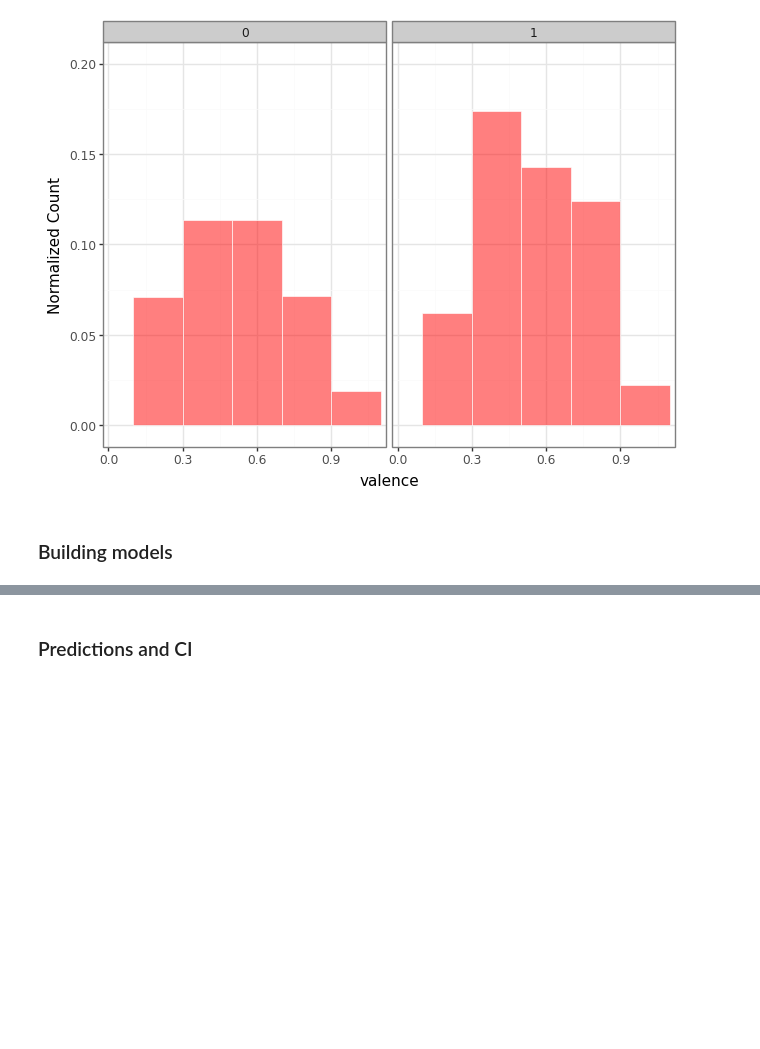
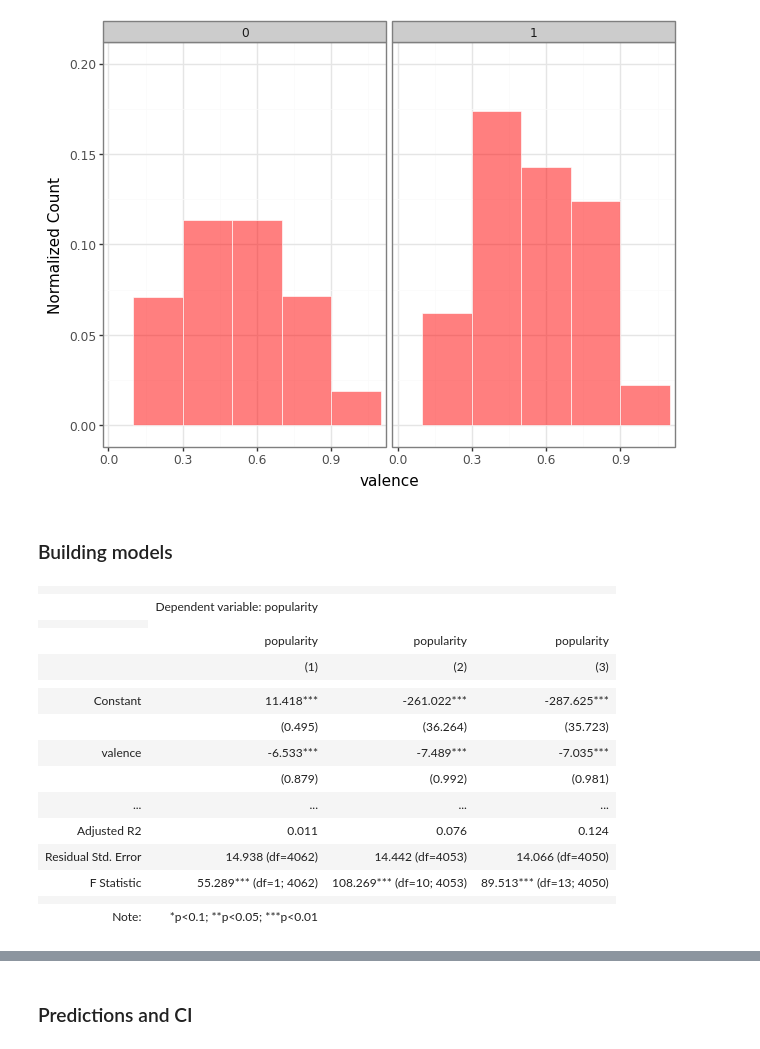
Before and after one commit to Anton21a/Data_Analysis, a Jupyter notebook: Assignment2.ipynb, the cells around one changed output, grey strips where cells are left out. Cells and saved outputs as stored; diff of their text form; code cells hidden in the pictures; blank space fills up the shorter version.

```diff
--- a/Assignment2.ipynb
+++ b/Assignment2.ipynb
@@ -345,6 +343,31 @@ reg3 = smf.ols(formula = 'popularity ~ valence + speechiness + speechiness_squar
 # %%
 reg4 = smf.ols(formula = 'popularity ~ valence + speechiness + speechiness_squared + liveness + mode + lspline(tempo,[115,175]) + log_duration_ms + log_duration_ms_squared + Hindi + Tamil + Korean',
                data = data).fit(cov_type = 'HC1')
+# %%
+stargazer = Stargazer([reg1, reg3, reg4])
+stargazer.custom_columns(["popularity", "popularity", "popularity"], [1, 1, 1])
+stargazer.covariate_order(["Intercept", 'valence', 'speechiness', 'speechiness_squared', 'liveness', 'mode', 'lspline(tempo, [115, 175])[0]', 'lspline(tempo, [115, 175])[1]', 'lspline(tempo, [115, 175])[2]', 'log_duration_ms',
+                          'log_duration_ms_squared', 'Hindi[T.1]', 'Tamil[T.1]', 'Korean[T.1]'])
+stargazer.rename_covariates({"Intercept": "Constant", 'Hindi[T.1]': 'Hindi', 'Tamil[T.1]': 'Tamil', 'Korean[T.1]': 'Korean', 'lspline(tempo, [115, 175])[0]': 'tempo less than 115', 'lspline(tempo, [115, 175])[1]': 'tempo [115,175]', 'lspline(tempo, [115, 175])[2]': 'tempo more than 175',
+                            'log_duration_ms': 'log Duration', 'log_duration_ms_squared': 'log Duration^2', 'speechiness_squared': 'speechiness^2'})
+stargazer
+# %% [output]
+|  |  |  |  |
+|  | Dependent variable: popularity |  |  |
+|  |
+|  | popularity | popularity | popularity |
+|  | (1) | (2) | (3) |
+|  |  |  |  |
+| Constant | 11.418*** | -261.022*** | -287.625*** |
+|  | (0.495) | (36.264) | (35.723) |
+| valence | -6.533*** | -7.489*** | -7.035*** |
+|  | (0.879) | (0.992) | (0.981) |
+| ... | ... | ... | ... |
+| Adjusted R2 | 0.011 | 0.076 | 0.124 |
+| Residual Std. Error | 14.938 (df=4062) | 14.442 (df=4053) | 14.066 (df=4050) |
+| F Statistic | 55.289*** (df=1; 4062) | 108.269*** (df=10; 4053) | 89.513*** (df=13; 4050) |
+|  |  |  |  |
+| Note: | *p<0.1; **p<0.05; ***p<0.01 |  |  |
 # %%
 reg5 = smf.ols(formula = 'popularity ~ valence + danceability + danceability_squared + speechiness + speechiness_squared + liveness + mode + lspline(tempo,[115,175]) + log_duration_ms + log_duration_ms_squared + Hindi + Tamil + Korean',
                data = data).fit(cov_type = 'HC1')
```
Also changed, not shown: parts of 3 cells of this notebook, 4 other files.
